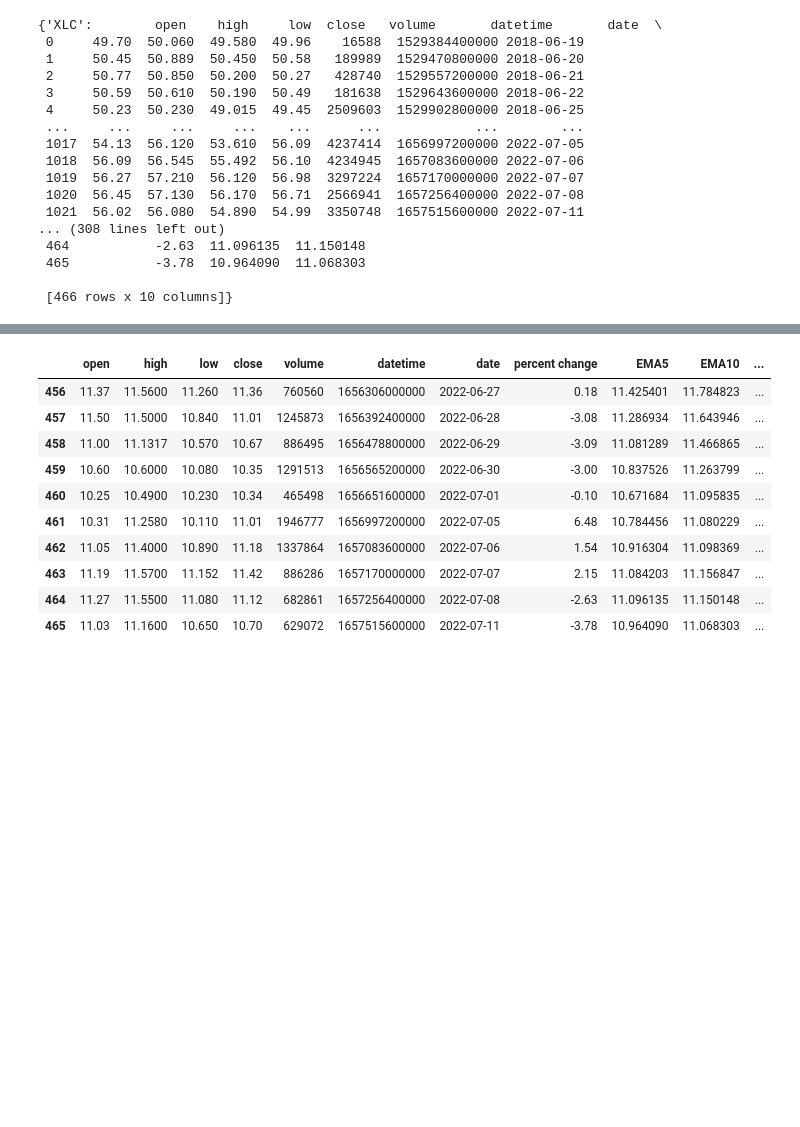
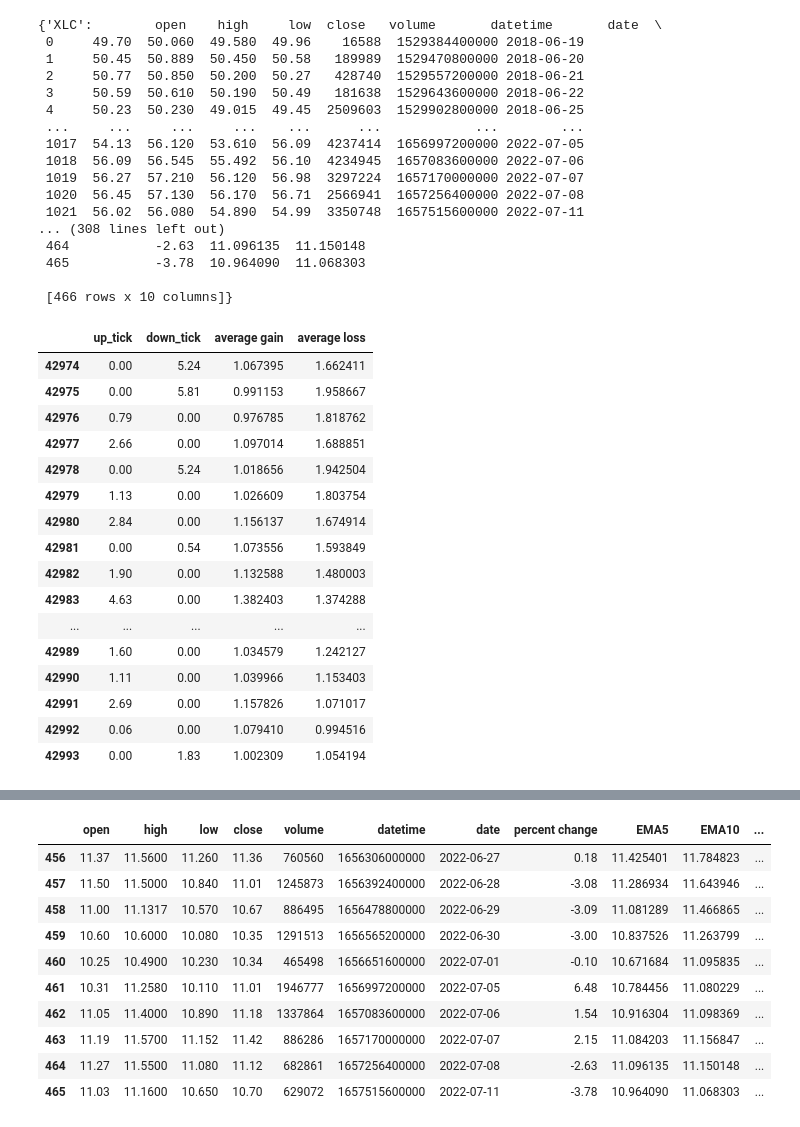
Before and after one commit to CodeCerebro/tpa, a Jupyter notebook: tda.ipynb, the cells around one changed output, grey strips where cells are left out. Drawn from its saved outputs; the diff is of its cells as text; code cells hidden in the pictures; blank space fills up the shorter version.

```diff
--- a/tda.ipynb
+++ b/tda.ipynb
@@ -226,7 +226,27 @@ def RSI(data, days=14):
         df['average gain'] = df['up_tick'].ewm(com=days-1, adjust=False, min_periods = days).mean()
         df['average loss'] = df['down_tick'].ewm(com=days-1, adjust=False, min_periods = days).mean()
         data['RSI'] = 100 - 100/(1 + df['average gain'] / df['average loss'])
-    return data
+    return data,df
 # %%
-daily_ret = RSI(hp_df)
+daily_ret,df = RSI(hp_df)
+# %%
+df['XLK'].tail(20)
+# %% [output]
+|  | up_tick | down_tick | average gain | average loss |
+| 42974 | 0.00 | 5.24 | 1.067395 | 1.662411 |
+| 42975 | 0.00 | 5.81 | 0.991153 | 1.958667 |
+| 42976 | 0.79 | 0.00 | 0.976785 | 1.818762 |
+| 42977 | 2.66 | 0.00 | 1.097014 | 1.688851 |
+| 42978 | 0.00 | 5.24 | 1.018656 | 1.942504 |
+| 42979 | 1.13 | 0.00 | 1.026609 | 1.803754 |
+| 42980 | 2.84 | 0.00 | 1.156137 | 1.674914 |
+| 42981 | 0.00 | 0.54 | 1.073556 | 1.593849 |
+| 42982 | 1.90 | 0.00 | 1.132588 | 1.480003 |
+| 42983 | 4.63 | 0.00 | 1.382403 | 1.374288 |
+| ... | ... | ... | ... | ... |
+| 42989 | 1.60 | 0.00 | 1.034579 | 1.242127 |
+| 42990 | 1.11 | 0.00 | 1.039966 | 1.153403 |
+| 42991 | 2.69 | 0.00 | 1.157826 | 1.071017 |
+| 42992 | 0.06 | 0.00 | 1.079410 | 0.994516 |
+| 42993 | 0.00 | 1.83 | 1.002309 | 1.054194 |
 # %%
```
Also changed, not shown: parts of 2 cells of this notebook.
